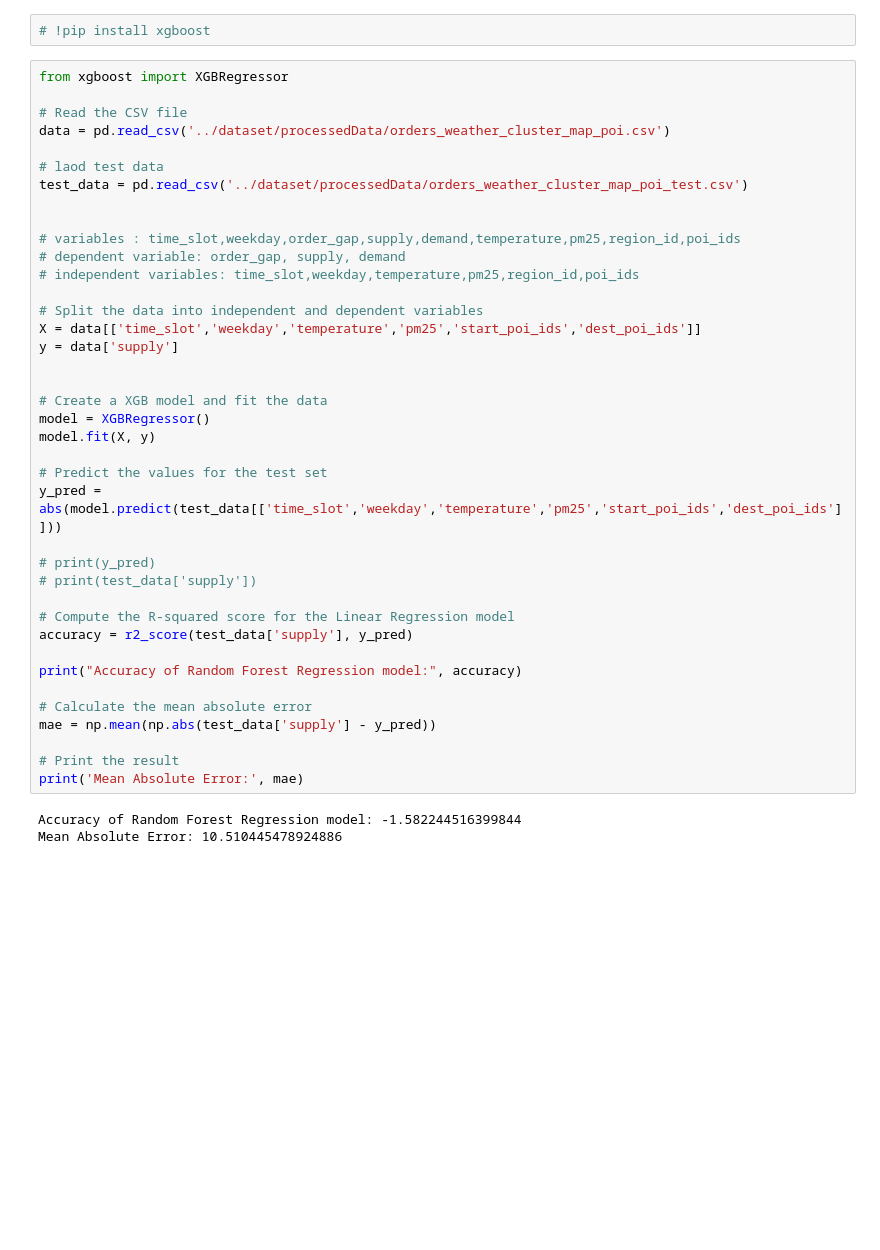
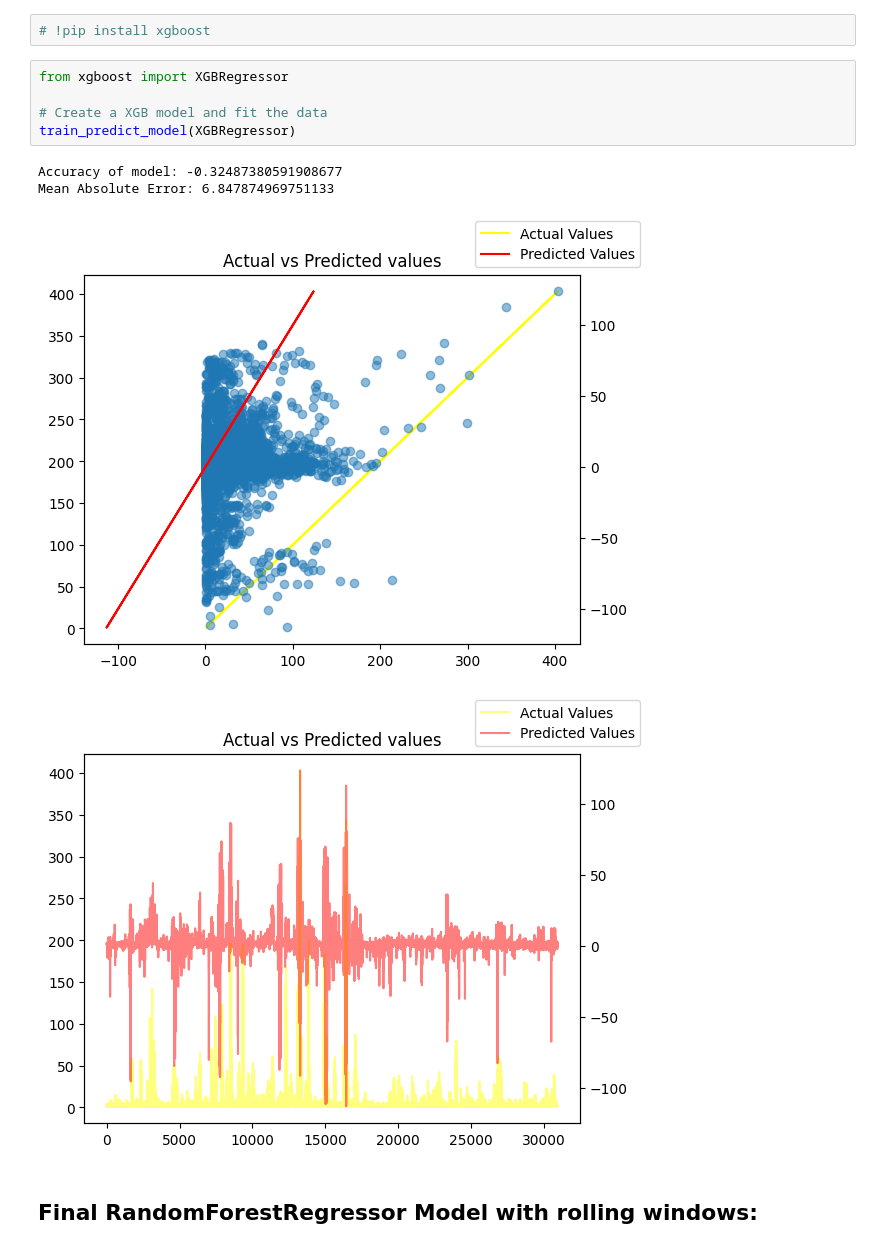
Before and after one commit to FarazRazi/Uber-Demand-Supply-Forecasting-with-AI, a Jupyter notebook: src/main.ipynb, the cells around one changed output. Drawn from its saved outputs; the diff is of its cells as text; blank space fills up the shorter version.

```diff
--- a/src/main.ipynb
+++ b/src/main.ipynb
@@ -228,46 +112,16 @@ plt.show()
 ## XGBoost Regression:
 # %%
 # !pip install xgboost
-# %%
-from xgboost import XGBRegressor
-
-# Read the CSV file
-data = pd.read_csv('../dataset/processedData/orders_weather_cluster_map_poi.csv')
-
-# laod test data
-test_data = pd.read_csv('../dataset/processedData/orders_weather_cluster_map_poi_test.csv')
-
-
-# variables : time_slot,weekday,order_gap,supply,demand,temperature,pm25,region_id,poi_ids
-# dependent variable: order_gap, supply, demand
-# independent variables: time_slot,weekday,temperature,pm25,region_id,poi_ids
-
-# Split the data into independent and dependent variables
-X = data[['time_slot','weekday','temperature','pm25','start_poi_ids','dest_poi_ids']]
-y = data['supply']
-
-
-# Create a XGB model and fit the data
-model = XGBRegressor()
-model.fit(X, y)
-
-# Predict the values for the test set
-y_pred = abs(model.predict(test_data[['time_slot','weekday','temperature','pm25','start_poi_ids','dest_poi_ids']]))
-
-# print(y_pred)
-# print(test_data['supply'])
-
-# Compute the R-squared score for the Linear Regression model
-accuracy = r2_score(test_data['supply'], y_pred)
-
-print("Accuracy of Random Forest Regression model:", accuracy)
-
-# Calculate the mean absolute error
-mae = np.mean(np.abs(test_data['supply'] - y_pred))
-
-# Print the result
-print('Mean Absolute Error:', mae)
-# %% [output]
-Accuracy of Random Forest Regression model: -1.582244516399844
-Mean Absolute Error: 10.510445478924886
+# %%
+from xgboost import XGBRegressor
+
+# Create a XGB model and fit the data
+train_predict_model(XGBRegressor)
+# %% [output]
+Accuracy of model: -0.32487380591908677
+Mean Absolute Error: 6.847874969751133
+[figure, added]
+[figure, added]
+# %% [markdown]
+## Final RandomForestRegressor Model with rolling windows:
 # %%
```
Also changed, not shown: parts of 20 cells of this notebook.
